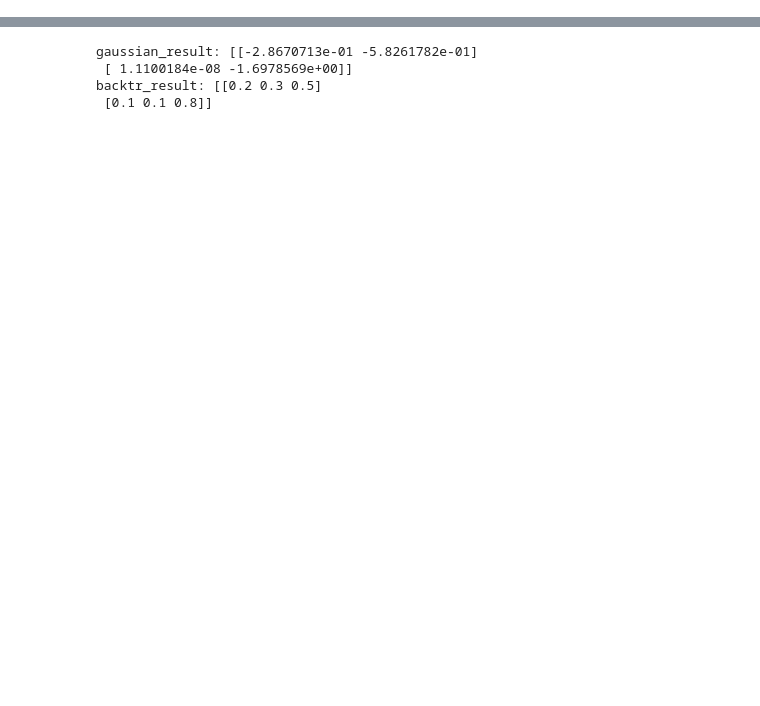
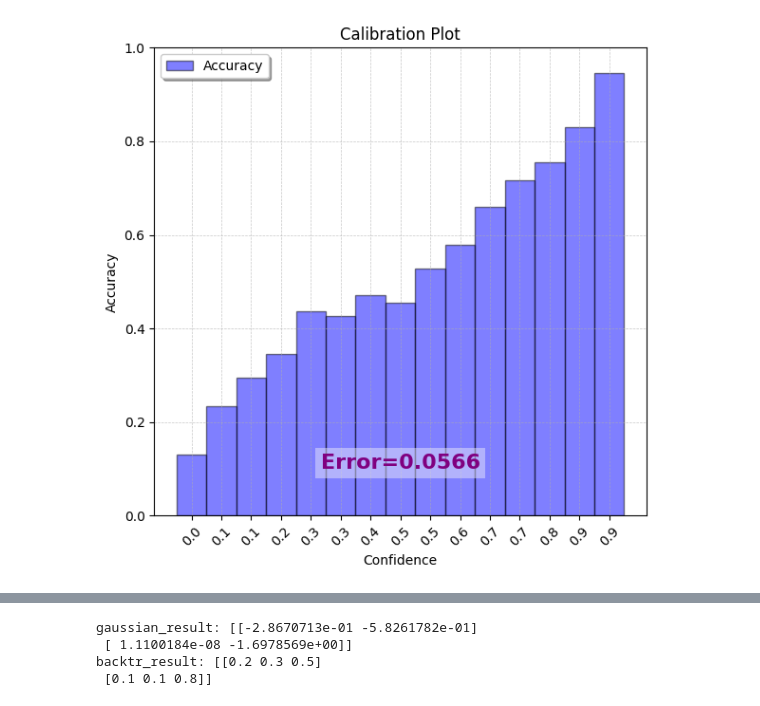
Before and after one commit to mxrz1/SGN_patching, a Jupyter notebook: notebooks/sampling.ipynb, the cells around one changed output, grey strips where cells are left out. Cells and saved outputs as stored; diff of their text form; code cells hidden in the pictures; blank space fills up the shorter version.

```diff
--- a/notebooks/sampling.ipynb
+++ b/notebooks/sampling.ipynb
@@ -330,8 +461,8 @@ def compute_metrics(probs, labels):
 # %%
 locs_sgn, scales_sgn, labels_sgn = evaluate_sgn(
-    dataset_name='cifar10',
-    checkpoint_dir='/home/baumana1/work/data/sgn_results_wrong/cifar10sgn/no_noise',
-    num_classes=10,
+    dataset_name='cifar100',
+    checkpoint_dir='/home/baumana1/work/data/sgn_results/out/cifar100sgn/no_noise/checkpoint_delta-7',
+    num_classes=100,
 )
 # %% [output]
 WARNING:absl:options.experimental_threading is deprecated. Use options.threading instead.
@@ -367,0 +522,5 @@ WARNING:tensorflow:6 out of the last 6 calls to <function KerasMetric._add_predi
+# %%
+df_sgn = make_calibration_df(probs_sgn, labels_sgn)
+plot_calibration(df_sgn, error=metrics_sgn['ece'])
+# %% [output]
+[figure, added]
```
Also changed, not shown: parts of 14 cells of this notebook.
